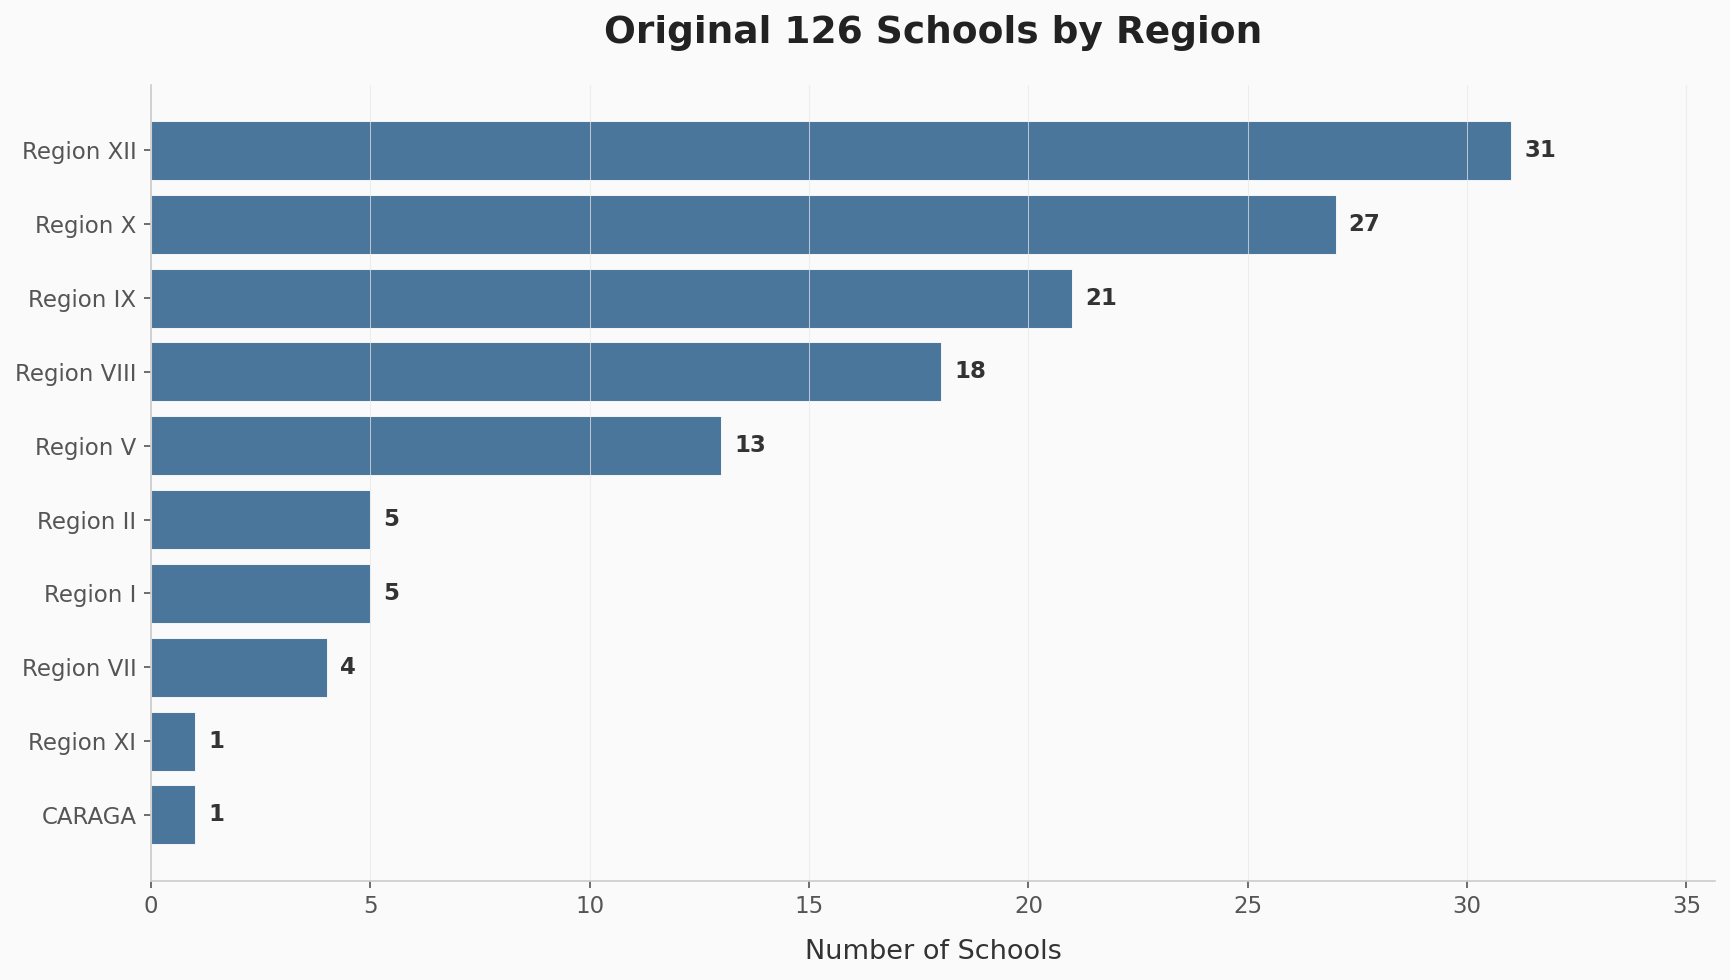
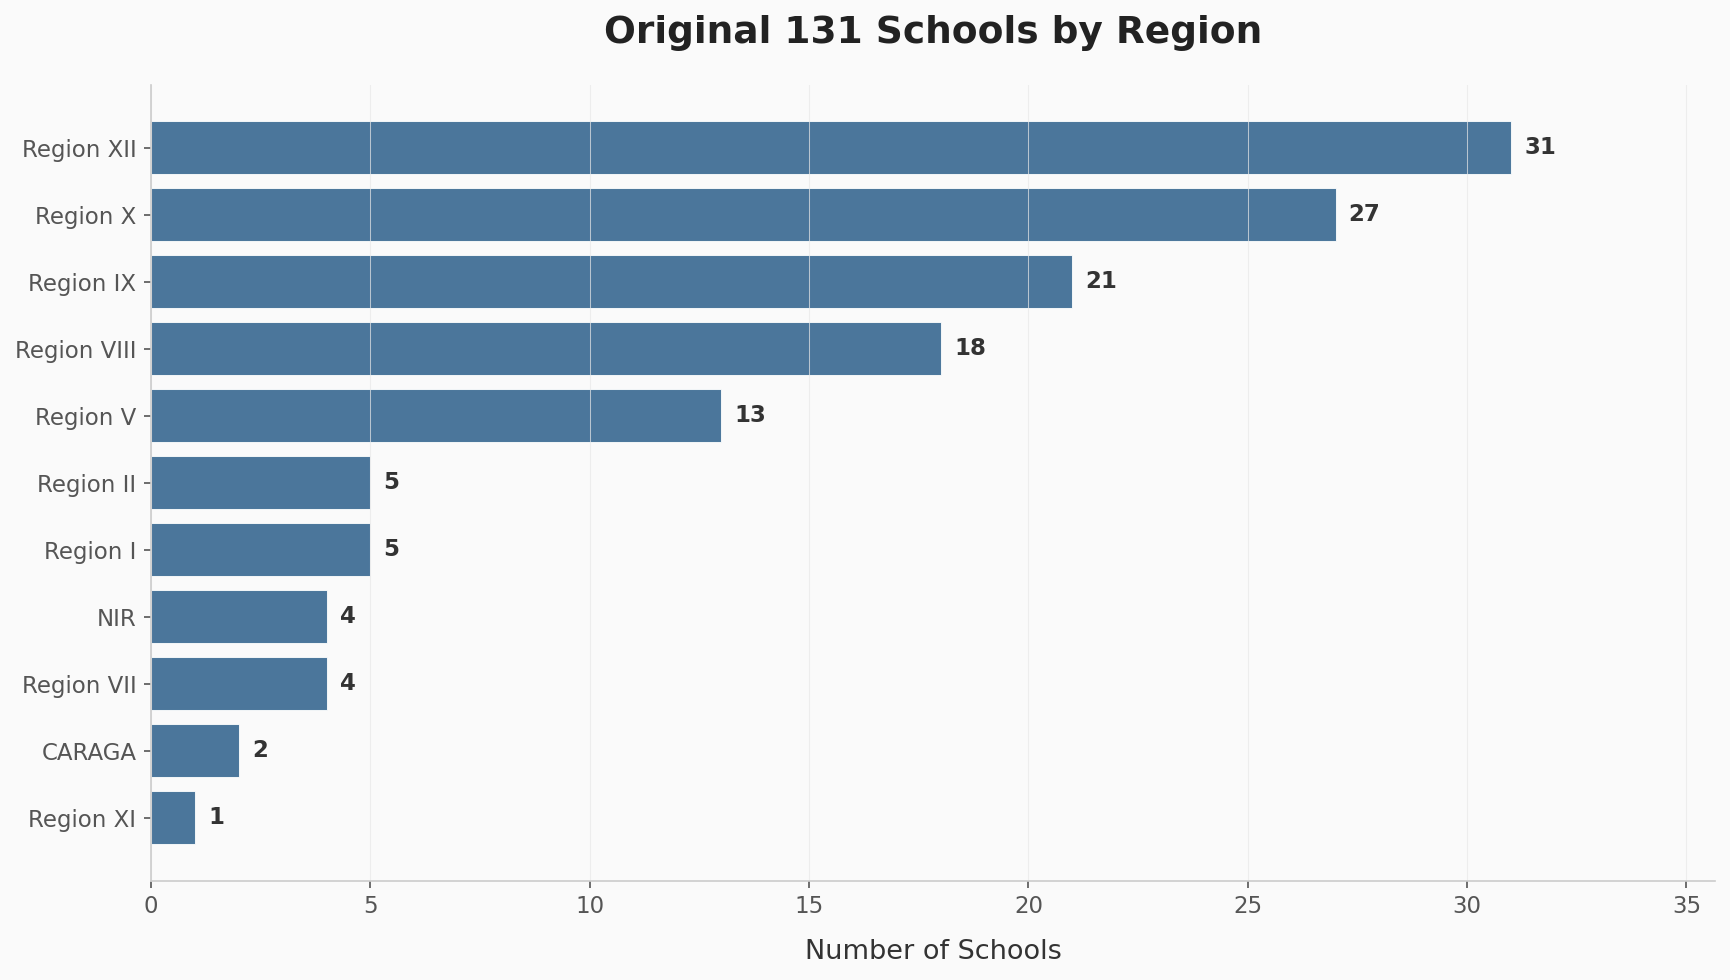
The change to this notebook cell's code, shown as a diff; its figure went from the first image to the second:
--- before
+++ after
@@ -1,3 +1,3 @@
-# Chart 1: Original 131 List (126 Unique Schools) by region
+# Chart 1: Original 131 Schools by region
 # Get region for all 126 unique schools
 region_data = []
@@ -6,10 +6,5 @@
     if sid in meta_lookup.index:
         region_data.append({'School ID': sid, 'Region': meta_lookup.loc[sid, 'Region']})
-    else:
-        match = excel_included[excel_included['School ID'] == sid]
-        if len(match) == 0:
-            match = excel_excluded[excel_excluded['School ID'] == sid]
-        if len(match) > 0:
-            region_data.append({'School ID': sid, 'Region': match.iloc[0]['Region']})
+
 
 region_df = pd.DataFrame(region_data)
@@ -23,5 +18,5 @@
 ax.set_yticklabels(region_counts.index, fontsize=11)
 ax.set_xlabel('Number of Schools')
-ax.set_title('Original 126 Schools by Region', fontsize=18, fontweight='bold')
+ax.set_title('Original 131 Schools by Region', fontsize=18, fontweight='bold')
 
 # Annotate counts

Commit: Addressed 131 schools from prior list